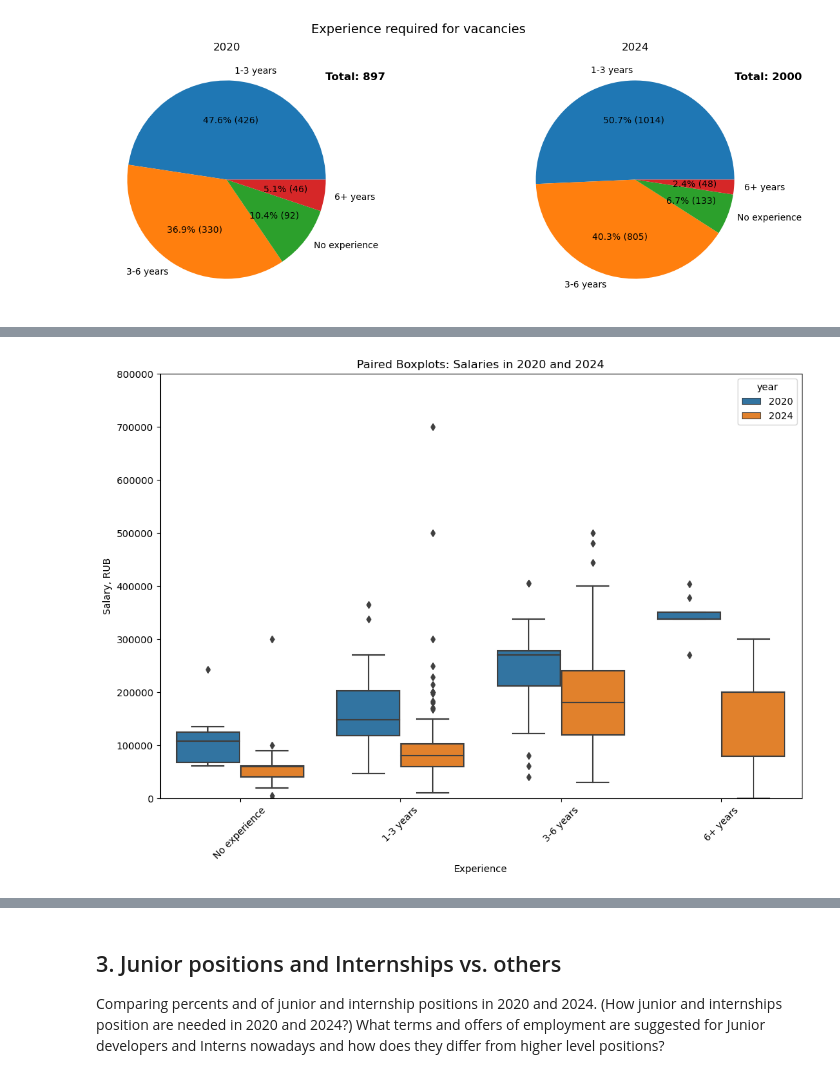
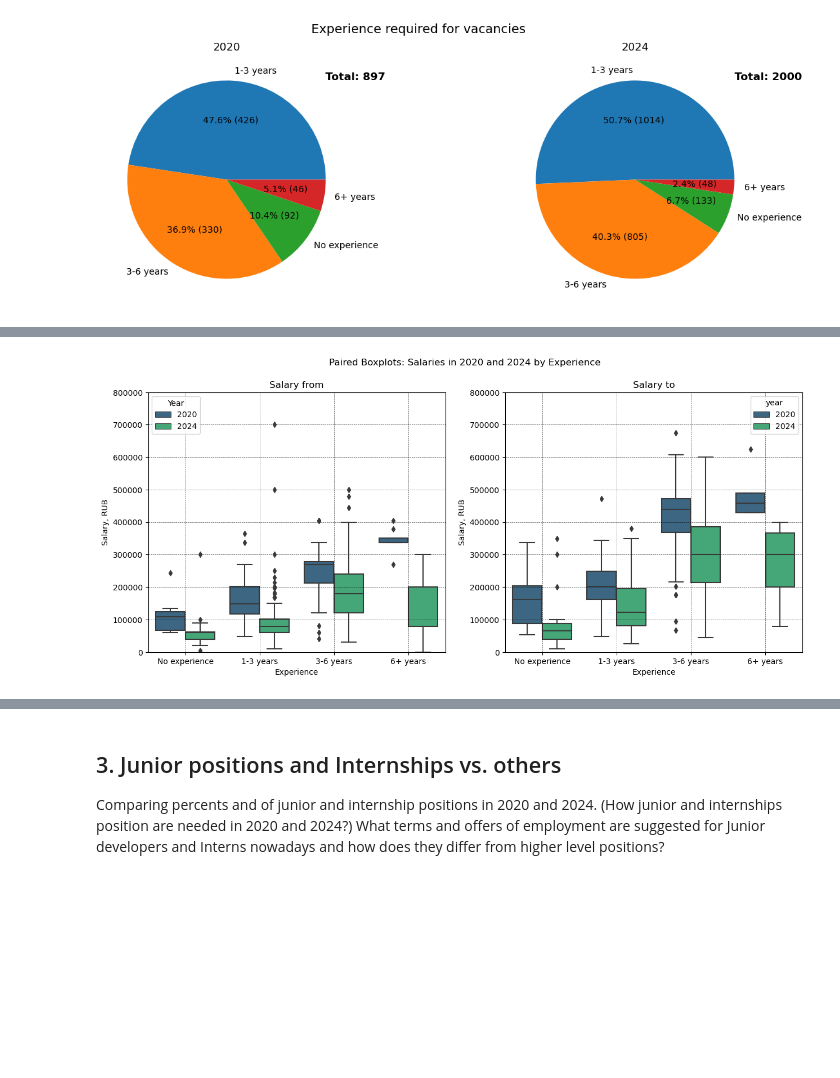
Before and after one commit to sashhhaka/HH-VacancyAnalysis, a Jupyter notebook: exploring.ipynb, the cells around one changed output, grey strips where cells are left out. Saved outputs shown, nothing was run; the diff lists cells and outputs as text; code cells hidden in the pictures; blank space fills up the shorter version.

Commit message:
functions for hypothesis testing and plots

```diff
--- a/exploring.ipynb
+++ b/exploring.ipynb
@@ -492,50 +369,53 @@ plt.show()
 import seaborn as sns
 import matplotlib.pyplot as plt
 
-# ... (your existing code for data preparation)
-
 # Combine 'from' and 'to' data for 2020 and 2024
 df_combined_2020 = pd.concat([df20_[['experience_id', 'salary_from_rub']].assign(year='2020'),
-                             df20_[['experience_id', 'salary_to_rub']].assign(year='2020')])
+                              df20_[['experience_id', 'salary_to_rub']].assign(year='2020')])
 df_combined_2024 = pd.concat([df24_[['experience_id', 'salary_from_rub']].assign(year='2024'),
-                             df24_[['experience_id', 'salary_to_rub']].assign(year='2024')])
+                              df24_[['experience_id', 'salary_to_rub']].assign(year='2024')])
 
 # Order the experience_id indexes
 df_combined_2020['experience_id'] = df_combined_2020['experience_id'].astype('category').cat.reorder_categories(
     ['No experience', '1-3 years', '3-6 years', '6+ years'], ordered=True)
 df_combined_2024['experience_id'] = df_combined_2024['experience_id'].astype('category').cat.reorder_categories(
     ['No experience', '1-3 years', '3-6 years', '6+ years'], ordered=True)
 
 # Rename 'No experience' to 'No experience', '1-3' to '1-3 years', '3-6' to '3-6 years', '6+' to '6+ years'
 df_combined_2020['experience_id'] = df_combined_2020['experience_id'].replace(
     {'noExperience': 'No experience', 'between1And3': '1-3 years', 'between3And6': '3-6 years',
      'moreThan6': '6+ years'})
 df_combined_2024['experience_id'] = df_combined_2024['experience_id'].replace(
     {'noExperience': 'No experience', 'between1And3': '1-3 years', 'between3And6': '3-6 years',
      'moreThan6': '6+ years'})
 
 # Create paired boxplots
-fig, ax = plt.subplots(figsize=(12, 8))
+fig, ax = plt.subplots(1, 2, figsize=(15, 6))
 
 # Make 2 boxplots appear on the same scale
-sns.boxplot(x='experience_id', y='salary_from_rub', hue='year', data=pd.concat([df_combined_2020, df_combined_2024]), ax=ax)
-ax.set_title('Paired Boxplots: Salaries in 2020 and 2024')
-ax.set_xticklabels(ax.get_xticklabels(), rotation=45)
-ax.set_ylim(0, 800000)
-ax.set_ylabel('Salary, RUB')
-ax.set_xlabel('Experience')
+ax[0] = sns.boxplot(x='experience_id', y='salary_from_rub', hue='year',
+                    data=pd.concat([df_combined_2020, df_combined_2024]), ax=ax[0], palette='viridis')
+ax[1] = sns.boxplot(x='experience_id', y='salary_to_rub', hue='year',
+                    data=pd.concat([df_combined_2020, df_combined_2024]), ax=ax[1], palette='viridis')
+ax[0].set_title('Salary from')
+ax[1].set_title('Salary to')
+ax[0].set_ylim(0, 800000)
+ax[1].set_ylim(0, 800000)
 
-# sns.boxplot(x='experience_id', y='salary_to_rub', hue='year', data=pd.concat([df_combined_2020, df_combined_2024]), ax=ax)
-# ax[1].set_title('Paired Boxplots: Salaries in 2020 and 2024')
-# ax[1].set_xticklabels(ax.get_xticklabels(), rotation=45)
-# ax[1].set_ylim(0, 800000)
-# ax[1].set_ylabel('Salary, RUB')
-# ax[1].set_xlabel('Experience')
-
-
+# Add a title for the entire plot
+fig.suptitle('Paired Boxplots: Salaries in 2020 and 2024 by Experience')
 
 # Add a legend
+ax[0].legend(title='Year', loc='upper left')
+
+# Add grid
+ax[0].grid(True, linestyle='--', linewidth=0.5, color='black', alpha=0.7)
+ax[1].grid(True, linestyle='--', linewidth=0.5, color='black', alpha=0.7)
+ax[0].set_ylabel('Salary, RUB')
+ax[0].set_xlabel('Experience')
+ax[1].set_ylabel('Salary, RUB')
+ax[1].set_xlabel('Experience')
 
 plt.show()
 # %% [output]
-[figure, old version]
+[figure, new version]
```
Also changed, not shown: parts of 17 cells of this notebook.
